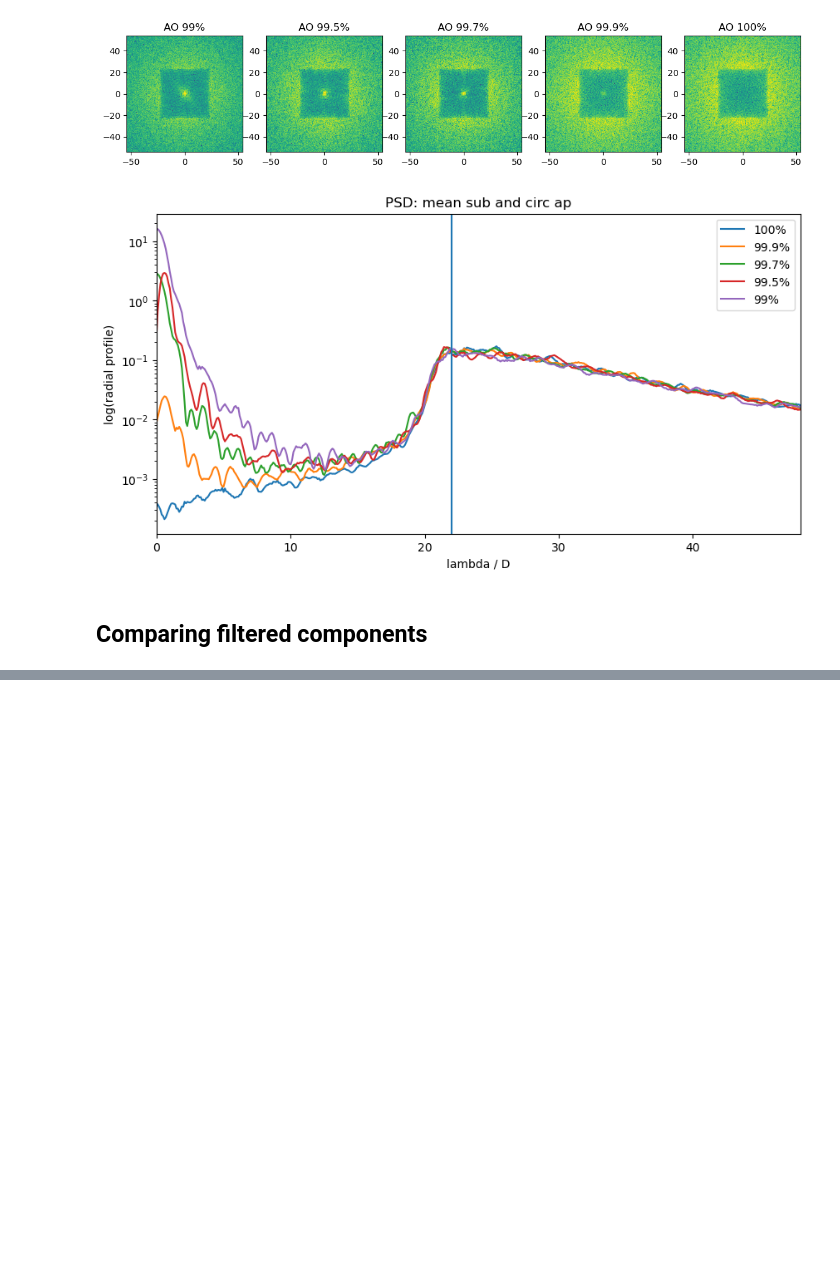
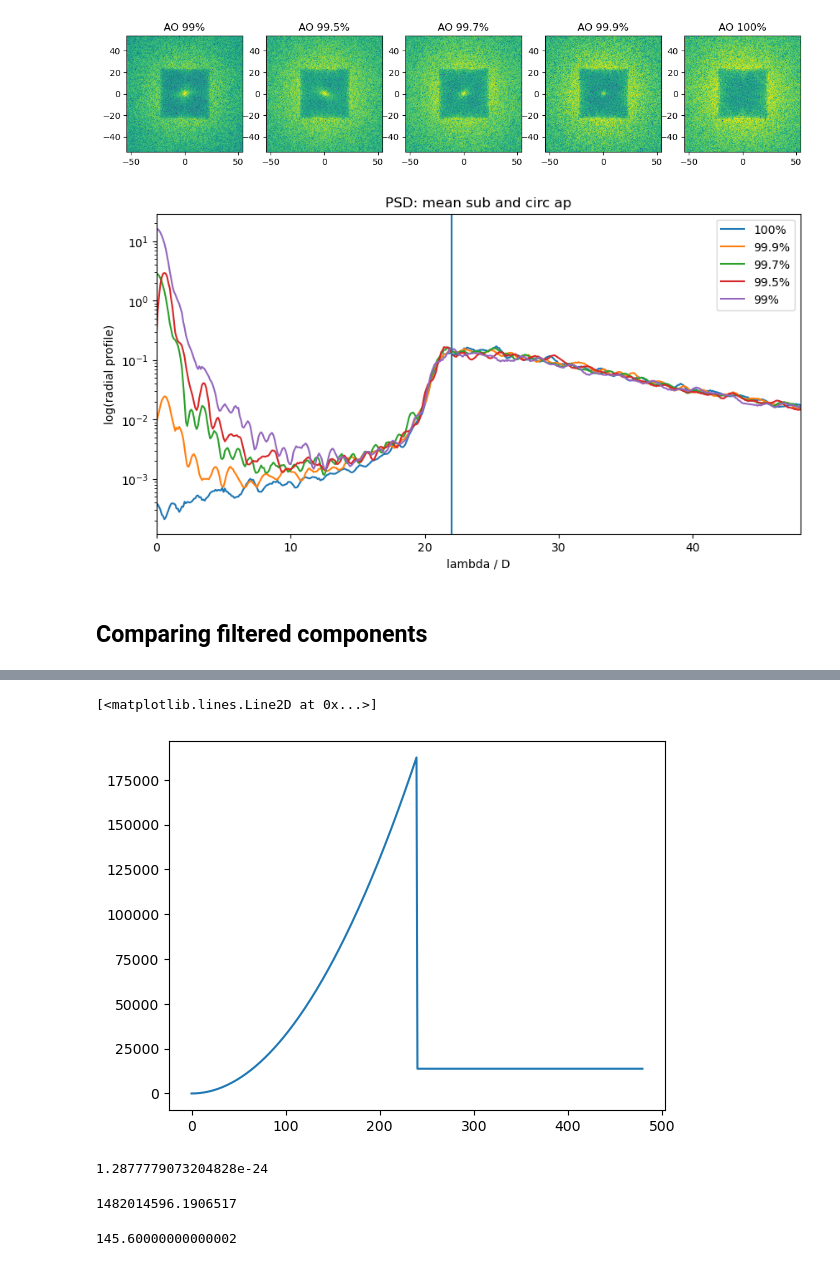
Before and after one commit to edenacadia/sparkles, a Jupyter notebook: sim/sim_PSD.ipynb, the cells around one changed output, grey strips where cells are left out. Drawn from its saved outputs; the diff is of its cells as text; code cells hidden in the pictures; blank space fills up the shorter version.

Commit message:
first attempt at noise terms

```diff
--- a/sim/sim_PSD.ipynb
+++ b/sim/sim_PSD.ipynb
@@ -390,2 +408,28 @@ $$
 S / N  = \frac{F_{\gamma} \tau_{wfs}}{\sqrt{F_{\gamma} \tau_{wfs} + n_{px}F_{bg} \tau_{wfs} + n_{px} \sigma^2_{ron}}}
 $$
+# %%
+# variables needed
+D = 6.5
+k_mn = np.linspace(0,48,num=psd.shape[0]) #TODO # spatial frequency vector, linspace on dimension
+
+# for time delay:
+lam_0 = 800e-9 # reference wavelenghth for turbulence parameters
+lam = 800e-9 # wavelenght of onservation, wfs
+Pk_D2 = psd # ?? I think this is my 2d psd... not filtered?
+V = 18.7 # m/s wind speed, weighted, with direction?
+
+# time delays
+t_wfs = 0.0005 #s WFS exposure time
+t = 0.00008 # closed loop delay, 6.1 (?)
+t_tl = t_wfs + t # time lag
+t_tl = 0.5e-4 # eden is optimizing
+
+# photon noise error:
+beta_p = 2*np.sqrt(2)  # WFS sensitivity
+n_px = 7280 # pixel count
+F_0flux = 5.9e10 #Photos/s zero mag photon flux
+F_bg = 0.22 # Photons/pix/s background flux
+sigma_ron_1 = 0.1 # electrons => readoutnoise
+sigma_ron_2 = 5.0e7 # photons/sec/m^2/nm => 0 mag flux density
+sigma_ron_3 = 20 # mags/arcsec^2 => sky background
+sigma_ron = sigma_ron_1
@@ -391,0 +467,25 @@ $$
+# %%
+# solving for an optimal t_tl
+a = F_flux + n_px*F_bg  # photons / sec
+b = n_px * sigma_ron**2
+c = F_flux**2
+f_mn = (2*np.pi*k_mn*V/D)**2# ugh is this radially dependent
+# %%
+plt.plot(f_mn)
+# %% [output]
+[<matplotlib.lines.Line2D at 0x...>]
+[figure, added]
+# %%
+#
+beta_p / (1e6*c)
+# %% [output]
+1.2877779073204828e-24
+# %%
+a
+# %% [output]
+1482014596.1906517
+# %%
+# constant
+2*b
+# %% [output]
+145.60000000000002
```
Also changed, not shown: parts of 19 cells of this notebook.
